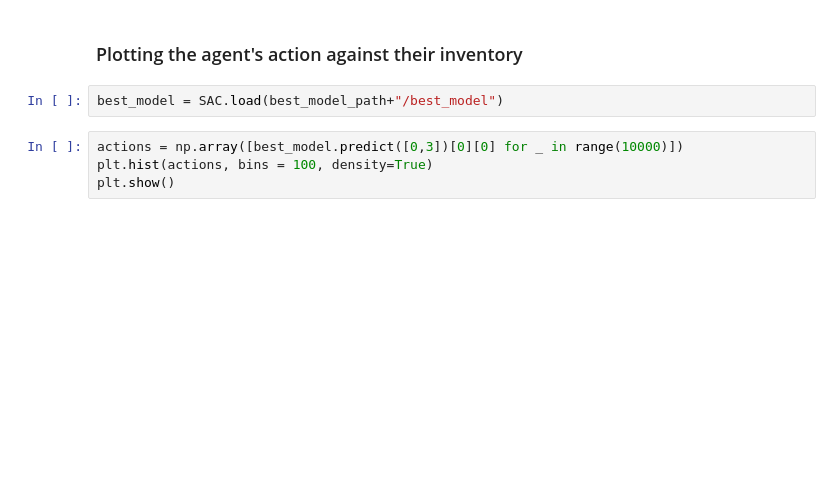
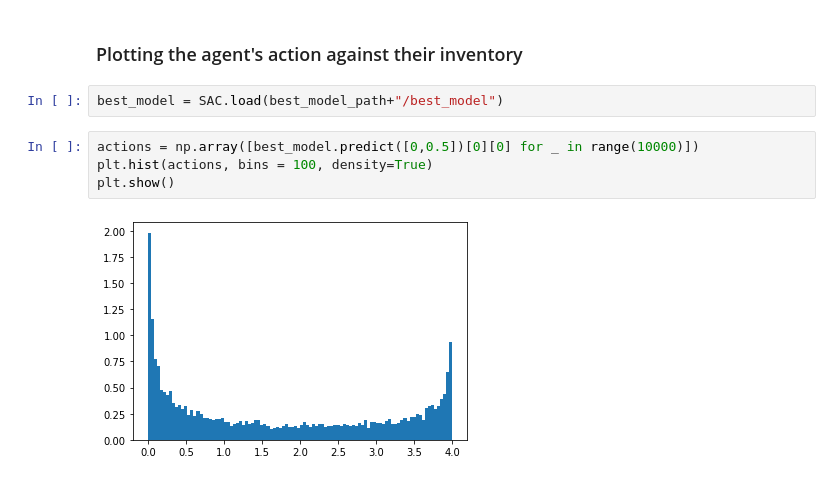
Before and after one commit to JJJerome/mbt_gym, a Jupyter notebook: notebooks/Learning-PnL-with-SAC.ipynb, the cells around one changed output. Drawn from its saved outputs; the diff is of its cells as text; blank space fills up the shorter version.

```diff
--- a/notebooks/Learning-PnL-with-SAC.ipynb
+++ b/notebooks/Learning-PnL-with-SAC.ipynb
@@ -83,6 +122,8 @@ model.learn(total_timesteps = 1000000, callback=callback)
 # %%
 best_model = SAC.load(best_model_path+"/best_model")
 # %%
-actions = np.array([best_model.predict([0,3])[0][0] for _ in range(10000)])
+actions = np.array([best_model.predict([0,0.5])[0][0] for _ in range(10000)])
 plt.hist(actions, bins = 100, density=True)
 plt.show()
+# %% [output]
+[figure, added]
```
Also changed, not shown: parts of 12 cells of this notebook, 8 other files.
